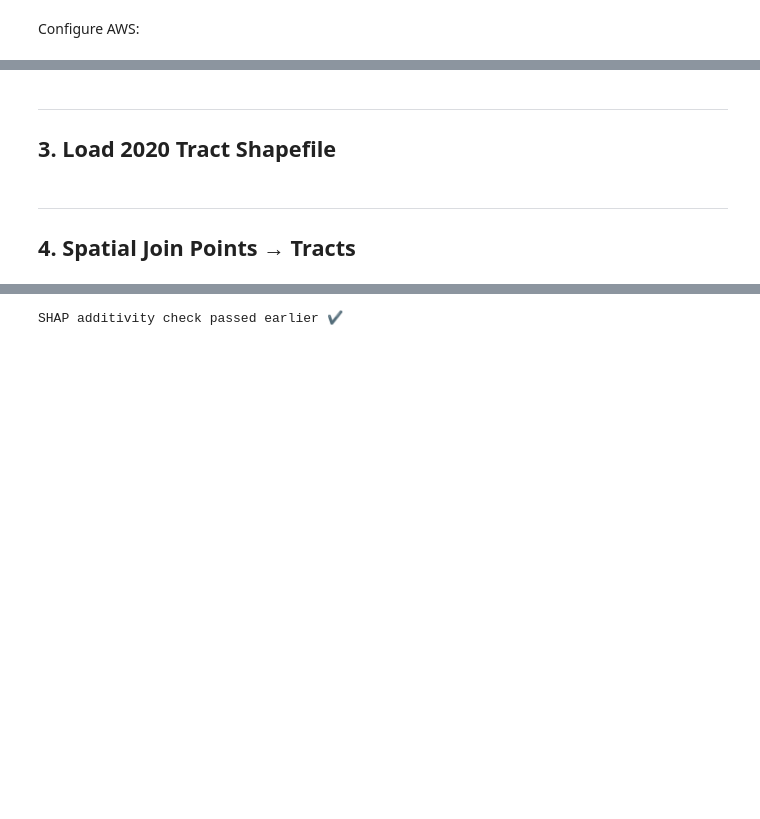
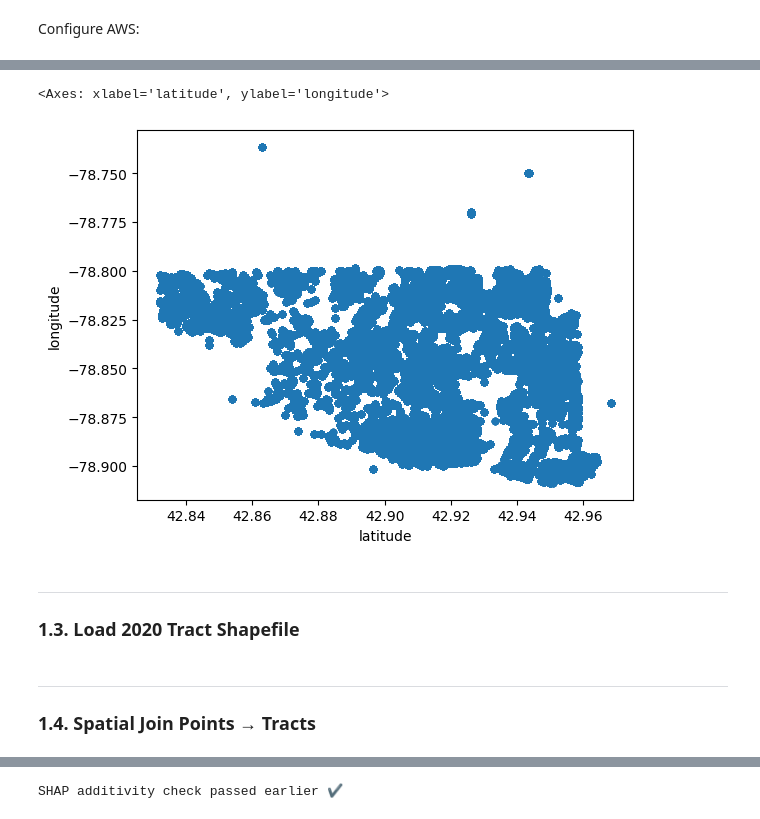
Before and after one commit to colinspear/civic-pulse-rochester, a Jupyter notebook: notebooks/pulse_score.ipynb, the cells around one changed output, grey strips where cells are left out. Cells and saved outputs as stored; diff of their text form; code cells hidden in the pictures; blank space fills up the shorter version.

Commit message:
add geocode functionality to permits and biz licenses

```diff
--- a/notebooks/pulse_score.ipynb
+++ b/notebooks/pulse_score.ipynb
@@ -77,0 +73,11 @@ crime_df.describe()
+# %%
+# Temp patch to geocode permits data
+# TODO: update extractors for Permits and Business Licenses to:
+#   1. Pull full address information
+#   2. Geocode records
+#   3. Push geocoded records to S3 (update Athena accordingly)
+
+perm_df = pd.read_csv('permits_raw.csv')
+perm_geo = pd.read_csv('buf_permits_geocoded_all.csv')
+perm_geo['latitude'] = perm_geo['longitude'].str.split(',').str[1]
+perm_geo['longitude'] = perm_geo['longitude'].str.split(',').str[0]
@@ -78,8 +174,13 @@ crime_df.describe()
+# %%
+perm_df.plot.scatter(x='latitude', y='longitude')
+# %% [output]
+<Axes: xlabel='latitude', ylabel='longitude'>
+[figure, added]
 # %% [markdown]
 
 ---
 
-## 3. Load 2020 Tract Shapefile
+### 1.3. Load 2020 Tract Shapefile
 # %%
 # NY State tracts (state FIPS 36) from TIGER 2024
 url = ("https://www2.census.gov/geo/tiger/TIGER2024/TRACT/"
@@ -113,7 +214,7 @@ tracts = tracts.merge(acs, on="GEOID", how="left")
 # %% [markdown]
 ---
 
-## 4. Spatial Join Points → Tracts
+### 1.4. Spatial Join Points → Tracts
 # %%
 # TODO: Add geocoder to extract lat/lon from addresses in permitting data
 # import requests, pandas as pd, time, json
```
Also changed, not shown: parts of 42 cells of this notebook, 4 other files.
